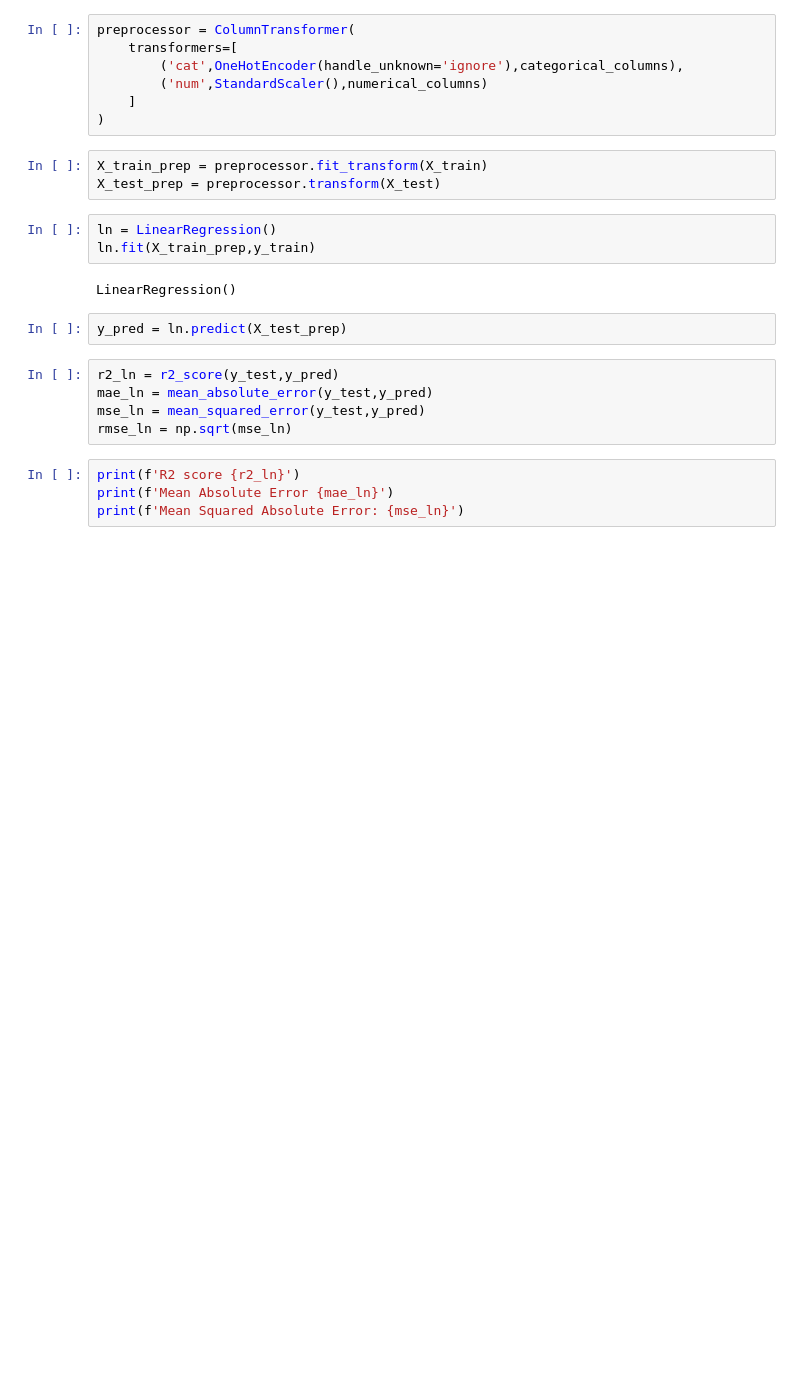
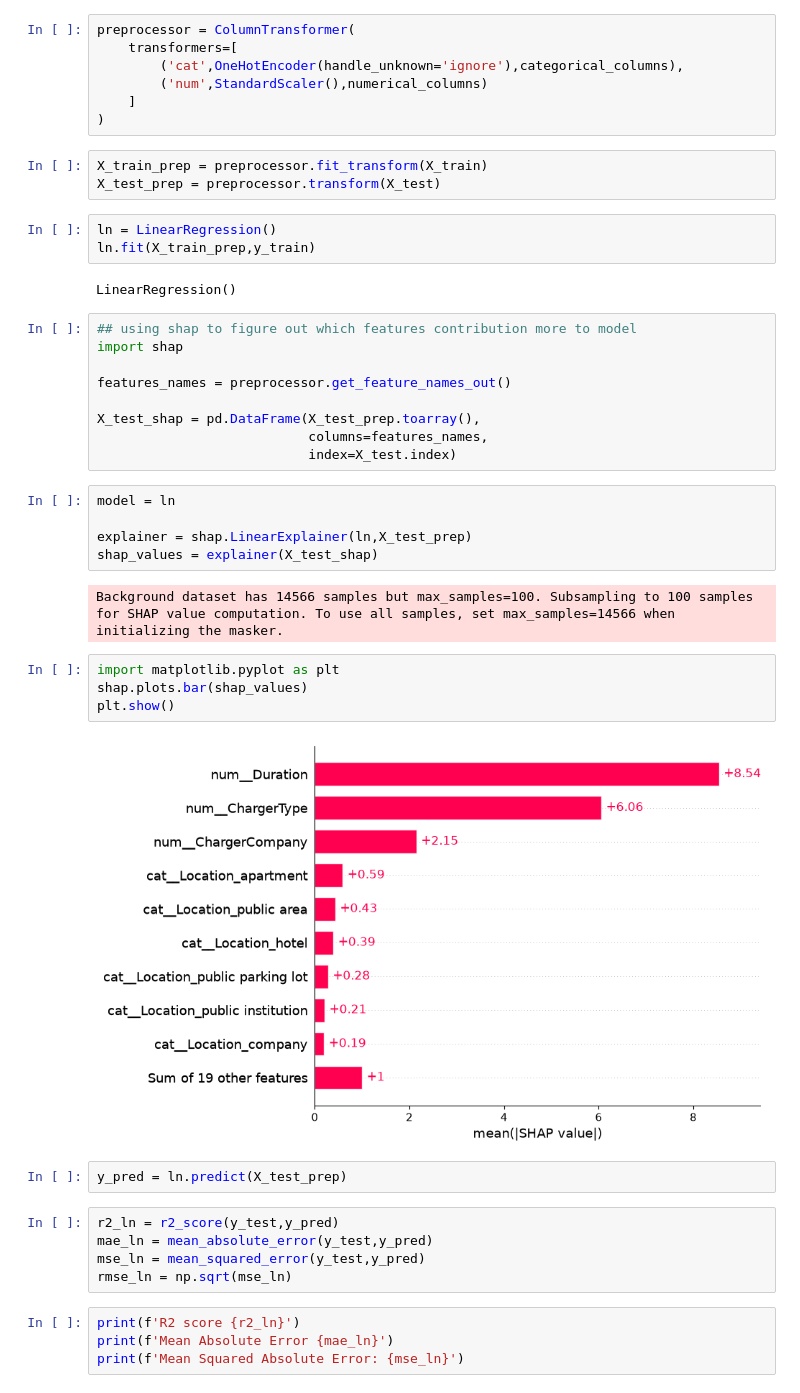
Before and after one commit to blu3-bird/EV-demand, a Jupyter notebook: regression/notebook2.ipynb, the cells around one changed output. Cells and saved outputs as stored; diff of their text form; blank space fills up the shorter version.

```diff
--- a/regression/notebook2.ipynb
+++ b/regression/notebook2.ipynb
@@ -67,6 +67,28 @@ ln = LinearRegression()
 ln.fit(X_train_prep,y_train)
 # %% [output]
 LinearRegression()
+# %%
+## using shap to figure out which features contribution more to model
+import shap
+
+features_names = preprocessor.get_feature_names_out()
+
+X_test_shap = pd.DataFrame(X_test_prep.toarray(),
+                           columns=features_names,
+                           index=X_test.index)
+# %%
+model = ln
+
+explainer = shap.LinearExplainer(ln,X_test_prep)
+shap_values = explainer(X_test_shap)
+# %% [output]
+Background dataset has 14566 samples but max_samples=100. Subsampling to 100 samples for SHAP value computation. To use all samples, set max_samples=14566 when initializing the masker.
+# %%
+import matplotlib.pyplot as plt
+shap.plots.bar(shap_values)
+plt.show()
+# %% [output]
+[figure, added]
 # %%
 y_pred = ln.predict(X_test_prep)
 # %%
```
Also changed, not shown: parts of 5 cells of this notebook, 1 other file.
